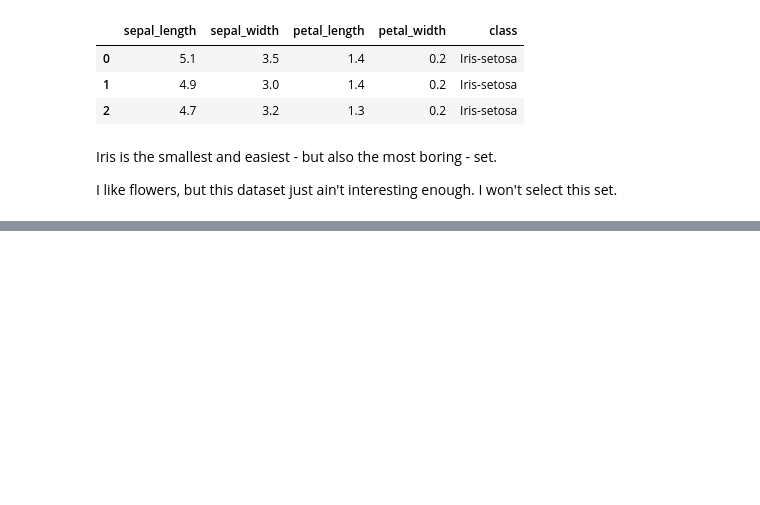
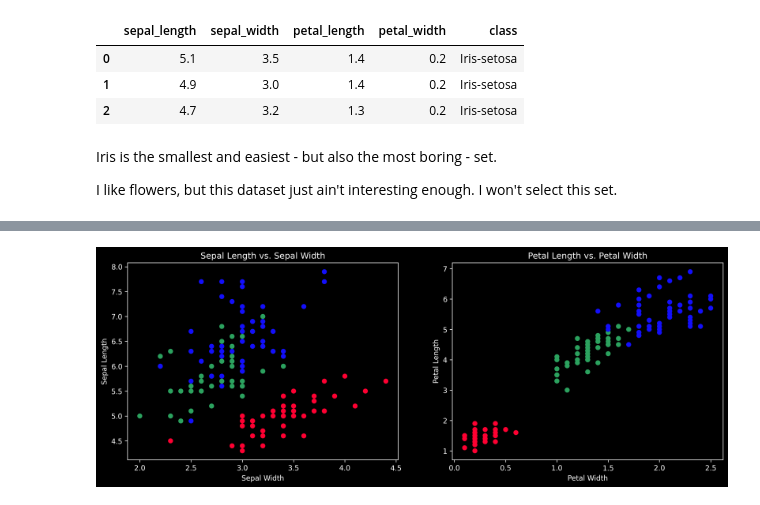
Before and after one commit to wlinds/statistics, a Jupyter notebook: Rapport/rapport.ipynb, the cells around one changed output, grey strips where cells are left out. Cells and saved outputs as stored; diff of their text form; code cells hidden in the pictures; blank space fills up the shorter version.

```diff
--- a/Rapport/rapport.ipynb
+++ b/Rapport/rapport.ipynb
@@ -138,0 +304,14 @@ I like flowers, but this dataset just ain't interesting enough. I won't select t
+# %%
+# just to illustrate the impact of the lil boi at index 106 and its impact on mean, median and std
+
+# save lil boi as series to restore later
+lil_boi = iris.loc[106]
+
+# remove lil boi from set
+iris.drop(106, inplace=True)
+
+# previously we got
+#                                   mean    median  std
+# Iris-virginica	sepal_length	6.588	6.50	0.635880
+
+# if we re-run the tests with the lil boi removed:
@@ -138,0 +349,3 @@ I like flowers, but this dataset just ain't interesting enough. I won't select t
+# %%
+iris.loc[106] = lil_boi
+iris = iris.sort_index().reset_index(drop=True)
@@ -138,0 +358,16 @@ I like flowers, but this dataset just ain't interesting enough. I won't select t
+# %%
+fig, (ax1, ax2) = plt.subplots(1, 2, figsize=(15,5), dpi=300)
+
+sepal = ax1.scatter(x=iris['sepal_width'], y=iris['sepal_length'], c=iris['species'].map({'Iris-setosa':colp['red'], 'Iris-versicolor':colp['green'], 'Iris-virginica':colp['blue']}))
+ax1.set_xlabel('Sepal Width')
+ax1.set_ylabel('Sepal Length')
+ax1.set_title('Sepal Length vs. Sepal Width')
+
+petal = ax2.scatter(x=iris['petal_width'], y=iris['petal_length'], c=iris['species'].map({'Iris-setosa':colp['red'], 'Iris-versicolor':colp['green'], 'Iris-virginica':colp['blue']}))
+ax2.set_xlabel('Petal Width')
+ax2.set_ylabel('Petal Length')
+ax2.set_title('Petal Length vs. Petal Width')
+
+plt.show()
+# %% [output]
+[figure, added]
```
Also changed, not shown: parts of 21 cells of this notebook.
